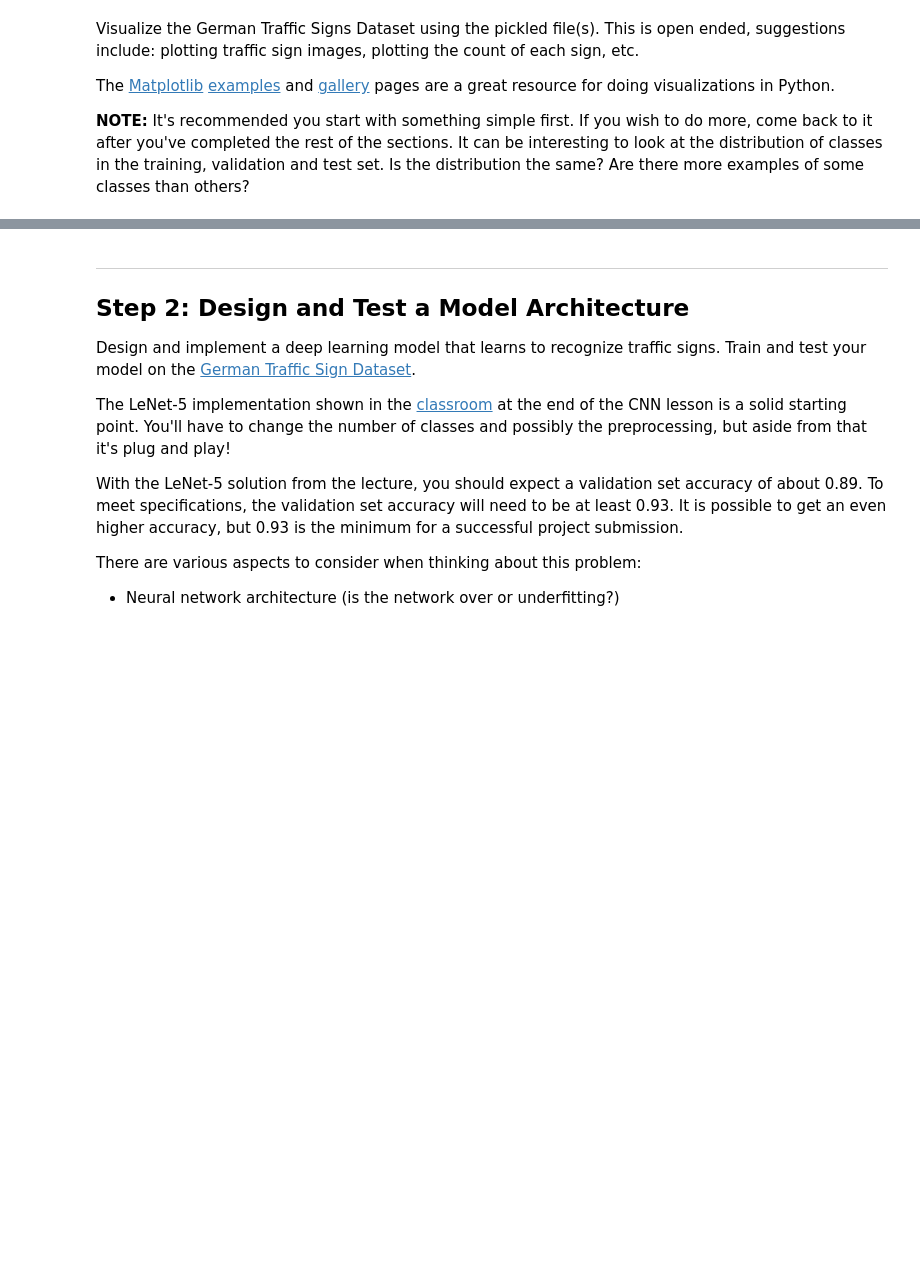
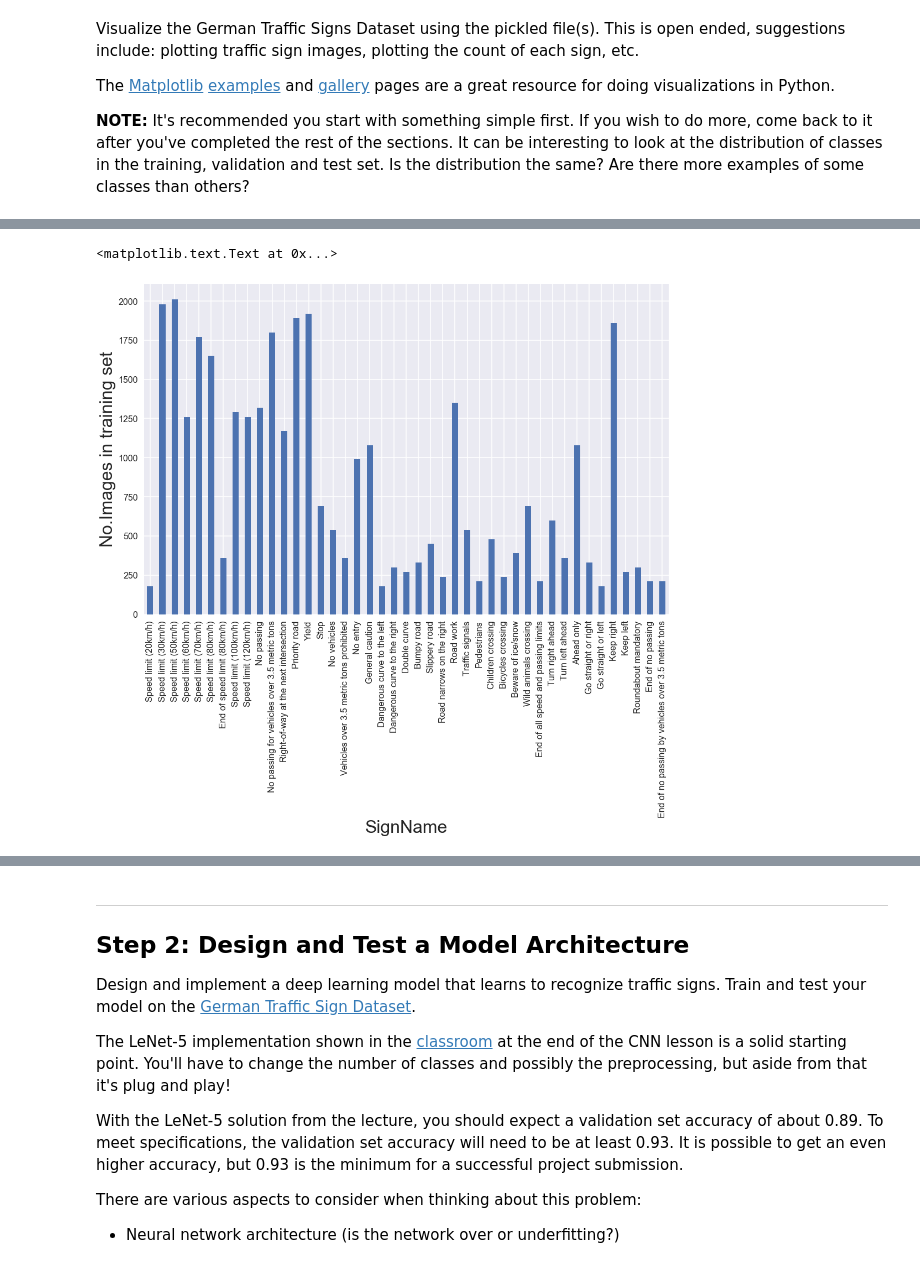
Before and after one commit to joytafty/CarND-Traffic-Sign-Classifier-Project, a Jupyter notebook: Traffic_Sign_Classifier.ipynb, the cells around one changed output, grey strips where cells are left out. Cells and saved outputs as stored; diff of their text form; code cells hidden in the pictures; blank space fills up the shorter version.

```diff
--- a/Traffic_Sign_Classifier.ipynb
+++ b/Traffic_Sign_Classifier.ipynb
@@ -132,0 +137,27 @@ Populating the interactive namespace from numpy and matplotlib
+# %%
+def compute_dataset_stat(y, sort_by_count=False):
+    ds_stat = (
+        pd.DataFrame(y, columns=['ClassId'])
+        .reset_index()
+        .groupby('ClassId')
+        .agg('count')
+        .reset_index()
+        .rename(columns={'index': 'count'})
+    )
+
+
+    ds_stat['SignName'] = ds_stat['ClassId'].apply(lambda x: signname_dict[x])
+    if sort_by_count:
+        return ds_stat.sort_values(by='count', ascending=False)
+    else:
+        return ds_stat
+
+training_set_stat = compute_dataset_stat(y_train)
+fig, ax = subplots(figsize=(17, 11))
+class_counts = training_set_stat.set_index('SignName')['count']
+class_counts.plot(kind='bar')
+ax.set_xlabel('SignName', fontsize=32)
+ax.set_ylabel('No.Images in training set', fontsize=32)
+# %% [output]
+<matplotlib.text.Text at 0x...>
+[figure, added]
```
Also changed, not shown: parts of 21 cells of this notebook.
